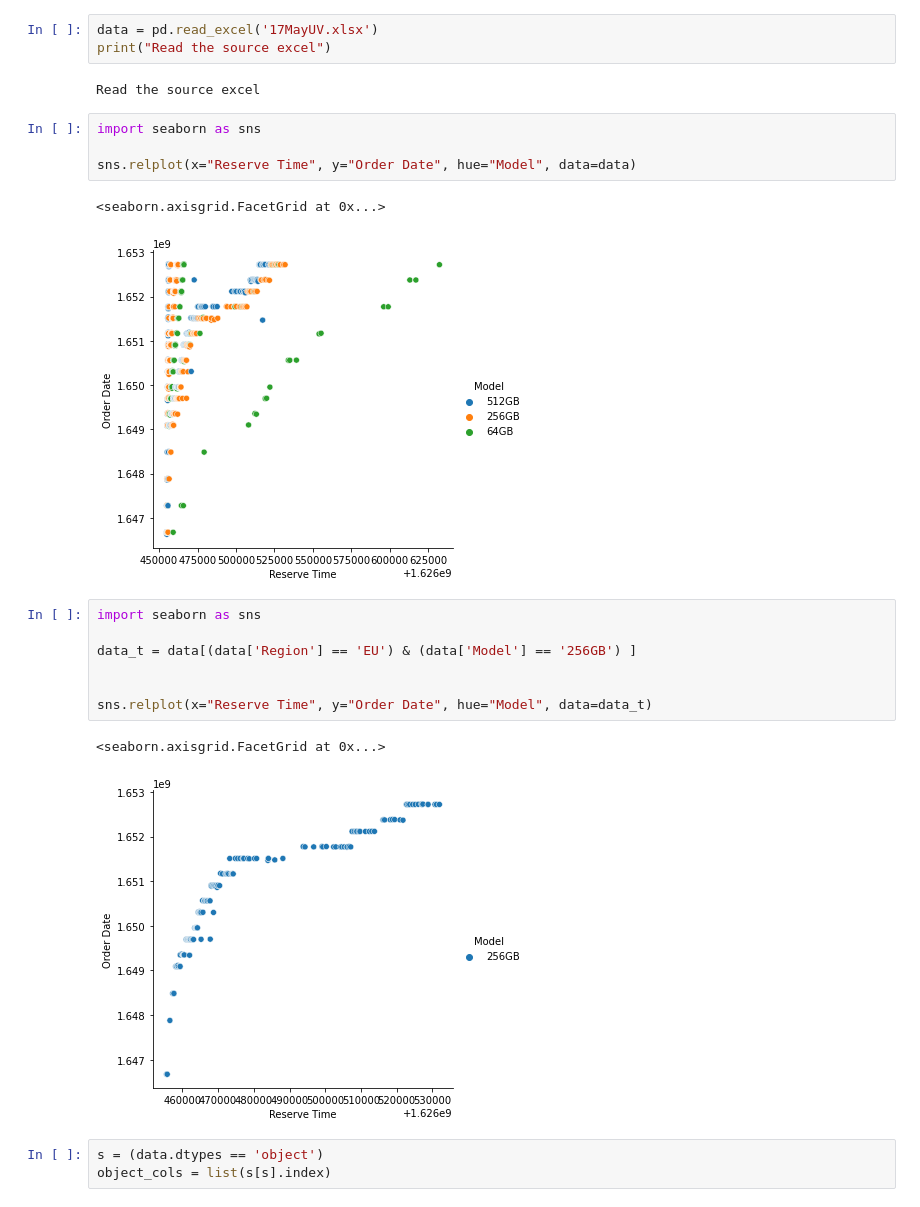
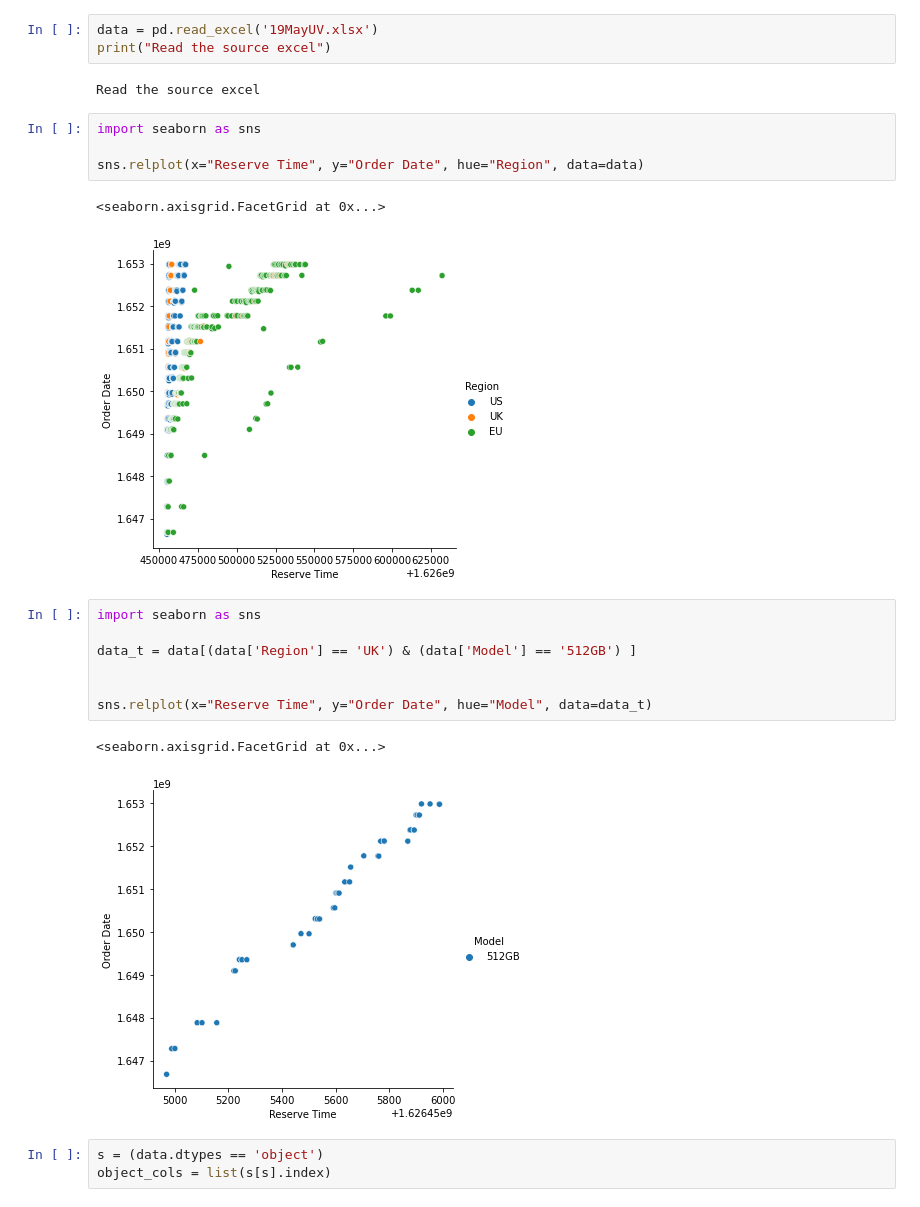
Before and after one commit to andrewolobo/deck_guestimation, a Jupyter notebook: Univariate Linear Regression.ipynb, the cells around one changed output. Cells and saved outputs as stored; diff of their text form.

```diff
--- a/Univariate Linear Regression.ipynb
+++ b/Univariate Linear Regression.ipynb
@@ -3,27 +3,27 @@ import numpy as np
 import pandas as pd
 from sklearn.linear_model import LinearRegression
 # %%
-data = pd.read_excel('17MayUV.xlsx')
+data = pd.read_excel('19MayUV.xlsx')
 print("Read the source excel")
 # %% [output]
 Read the source excel
 # %%
 import seaborn as sns
 
-sns.relplot(x="Reserve Time", y="Order Date", hue="Model", data=data)
+sns.relplot(x="Reserve Time", y="Order Date", hue="Region", data=data)
 # %% [output]
 <seaborn.axisgrid.FacetGrid at 0x...>
-[figure, old version]
+[figure, new version]
 # %%
 import seaborn as sns
 
-data_t = data[(data['Region'] == 'EU') & (data['Model'] == '256GB') ]
+data_t = data[(data['Region'] == 'UK') & (data['Model'] == '512GB') ]
 
 
 sns.relplot(x="Reserve Time", y="Order Date", hue="Model", data=data_t)
 # %% [output]
 <seaborn.axisgrid.FacetGrid at 0x...>
-[figure, old version]
+[figure, new version]
 # %%
 s = (data.dtypes == 'object')
 object_cols = list(s[s].index)
```
Also changed, not shown: parts of 2 cells of this notebook, 2 other files.
